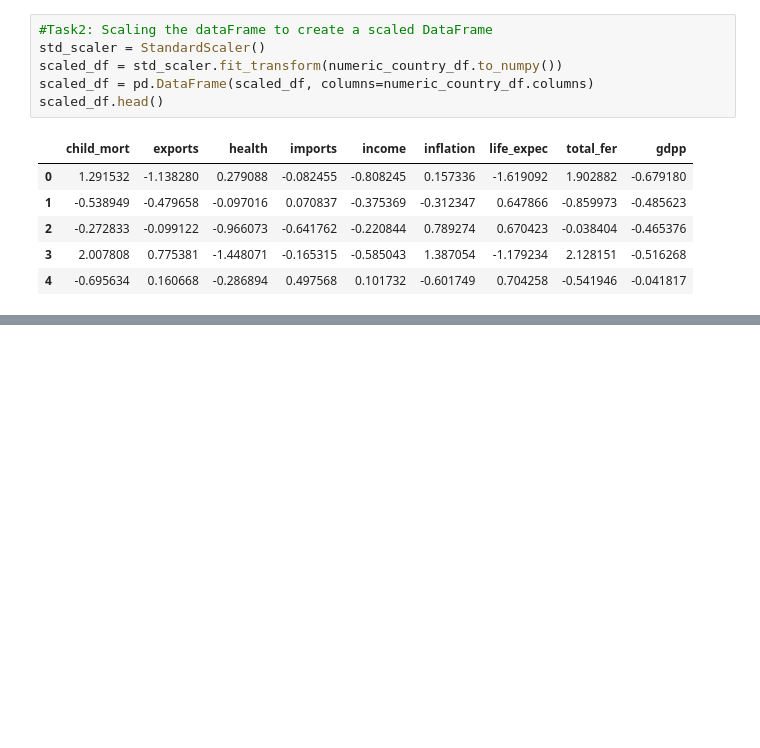
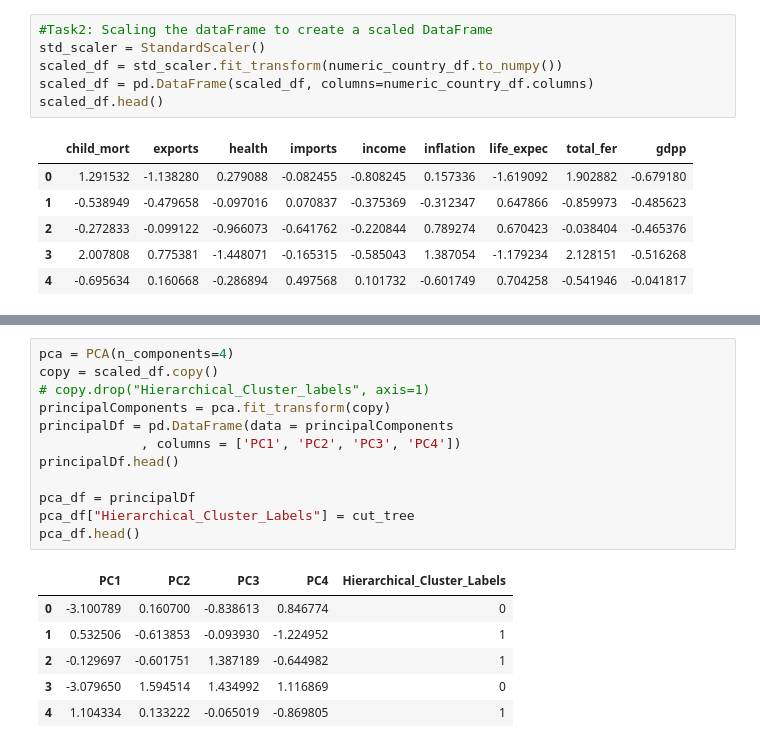
Before and after one commit to ekefan/ml_projects_for_edureka_internship, a Jupyter notebook: prb_state1ass5.ipynb, the cells around one changed output, grey strips where cells are left out. Cells and saved outputs as stored; diff of their text form; blank space fills up the shorter version.

```diff
--- a/prb_state1ass5.ipynb
+++ b/prb_state1ass5.ipynb
@@ -74 +86,20 @@ dend = shc.dendrogram(shc.linkage(scaled_df, method="complete"))
+# %%
+pca = PCA(n_components=4)
+copy = scaled_df.copy()
+# copy.drop("Hierarchical_Cluster_labels", axis=1)
+principalComponents = pca.fit_transform(copy)
+principalDf = pd.DataFrame(data = principalComponents
+             , columns = ['PC1', 'PC2', 'PC3', 'PC4'])
+principalDf.head()
+
+pca_df = principalDf
+pca_df["Hierarchical_Cluster_Labels"] = cut_tree
+pca_df.head()
+# %% [output]
+|  | PC1 | PC2 | PC3 | PC4 | Hierarchical_Cluster_Labels |
+| 0 | -3.100789 | 0.160700 | -0.838613 | 0.846774 | 0 |
+| 1 | 0.532506 | -0.613853 | -0.093930 | -1.224952 | 1 |
+| 2 | -0.129697 | -0.601751 | 1.387189 | -0.644982 | 1 |
+| 3 | -3.079650 | 1.594514 | 1.434992 | 1.116869 | 0 |
+| 4 | 1.104334 | 0.133222 | -0.065019 | -0.869805 | 1 |
 # %%
```
Also changed, not shown: parts of 7 cells of this notebook.
